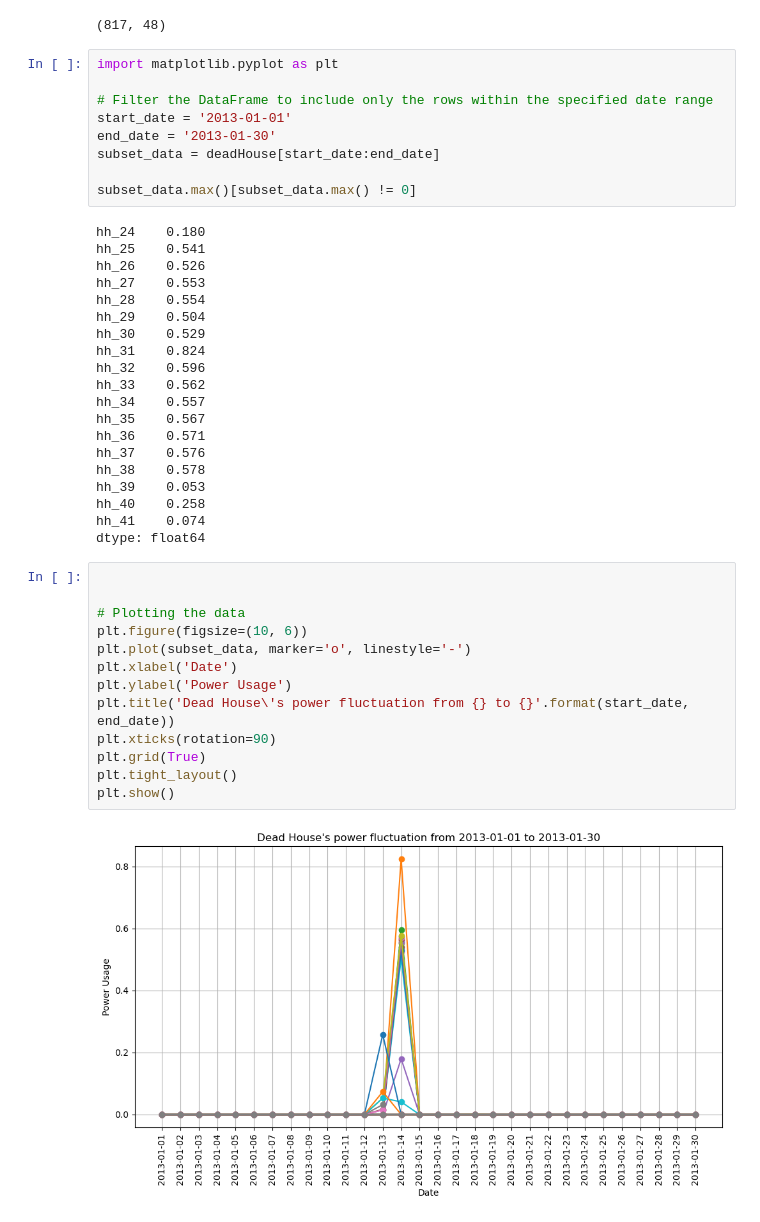
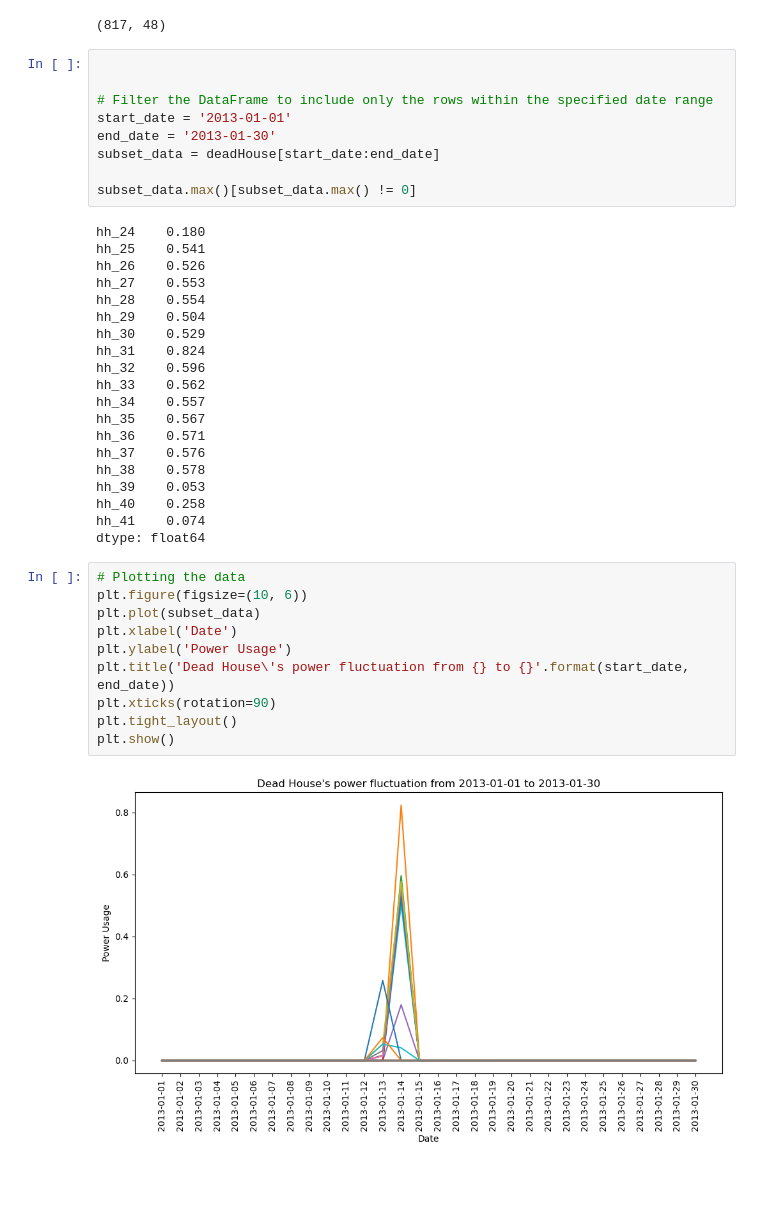
Before and after one commit to brepowell/EnergyConsumption, a Jupyter notebook: LondonDataExploration.ipynb, the cells around one changed output. Cells and saved outputs as stored; diff of their text form; blank space fills up the shorter version.

```diff
--- a/LondonDataExploration.ipynb
+++ b/LondonDataExploration.ipynb
@@ -856,7 +999,7 @@ See the caveats in the documentation: https://pandas.pydata.org/pandas-docs/stab
   deadHouse.drop("day", axis=1, inplace=True)
 (817, 48)
 # %%
-import matplotlib.pyplot as plt
+
 
 # Filter the DataFrame to include only the rows within the specified date range
 start_date = '2013-01-01'
@@ -885,17 +1028,14 @@ hh_40    0.258
 hh_41    0.074
 dtype: float64
 # %%
-
-
 # Plotting the data
 plt.figure(figsize=(10, 6))
-plt.plot(subset_data, marker='o', linestyle='-')
+plt.plot(subset_data)
 plt.xlabel('Date')
 plt.ylabel('Power Usage')
 plt.title('Dead House\'s power fluctuation from {} to {}'.format(start_date, end_date))
 plt.xticks(rotation=90)
-plt.grid(True)
 plt.tight_layout()
 plt.show()
 # %% [output]
-[figure, old version]
+[figure, new version]
```
Also changed, not shown: parts of 37 cells of this notebook.
